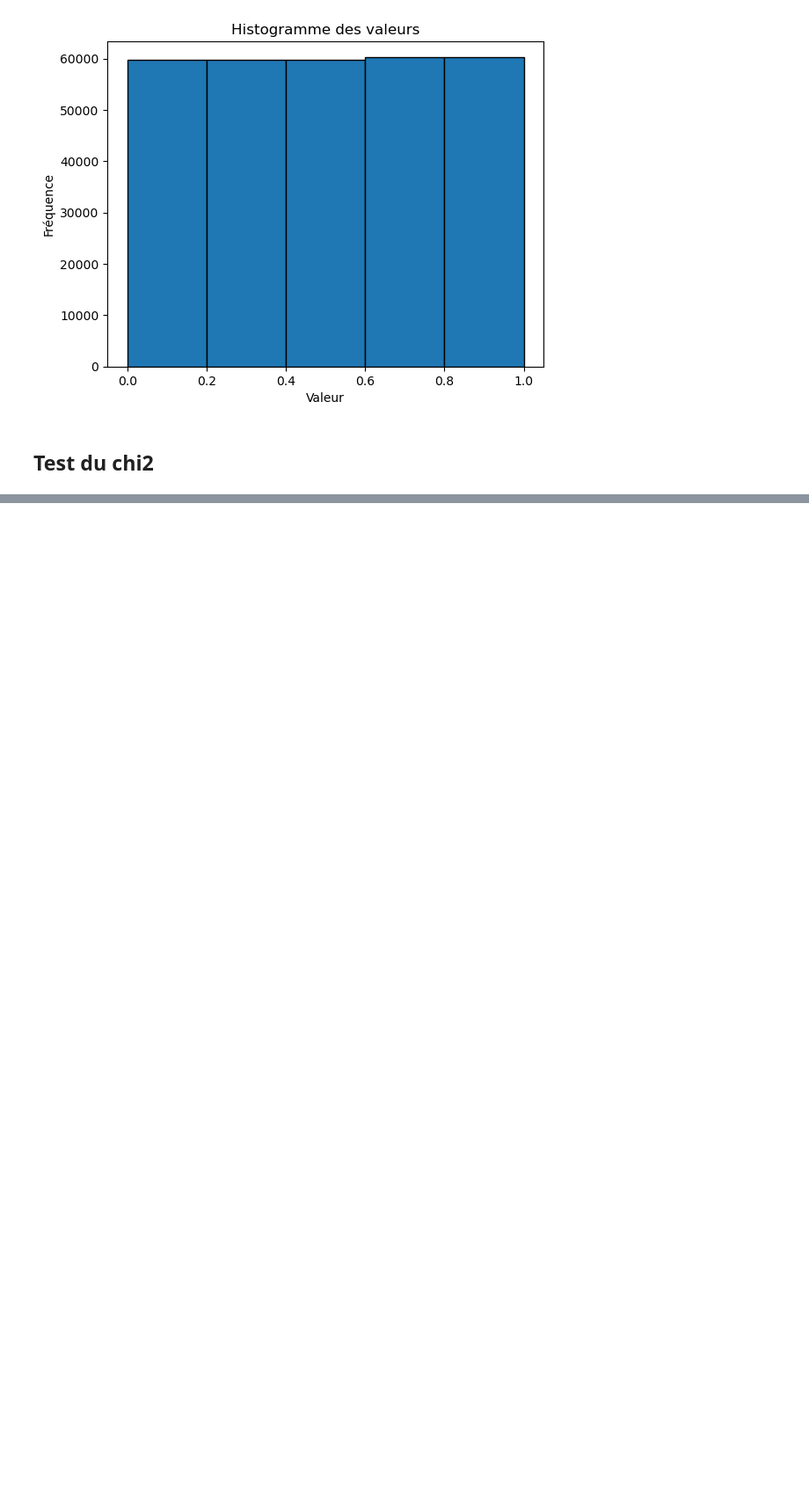
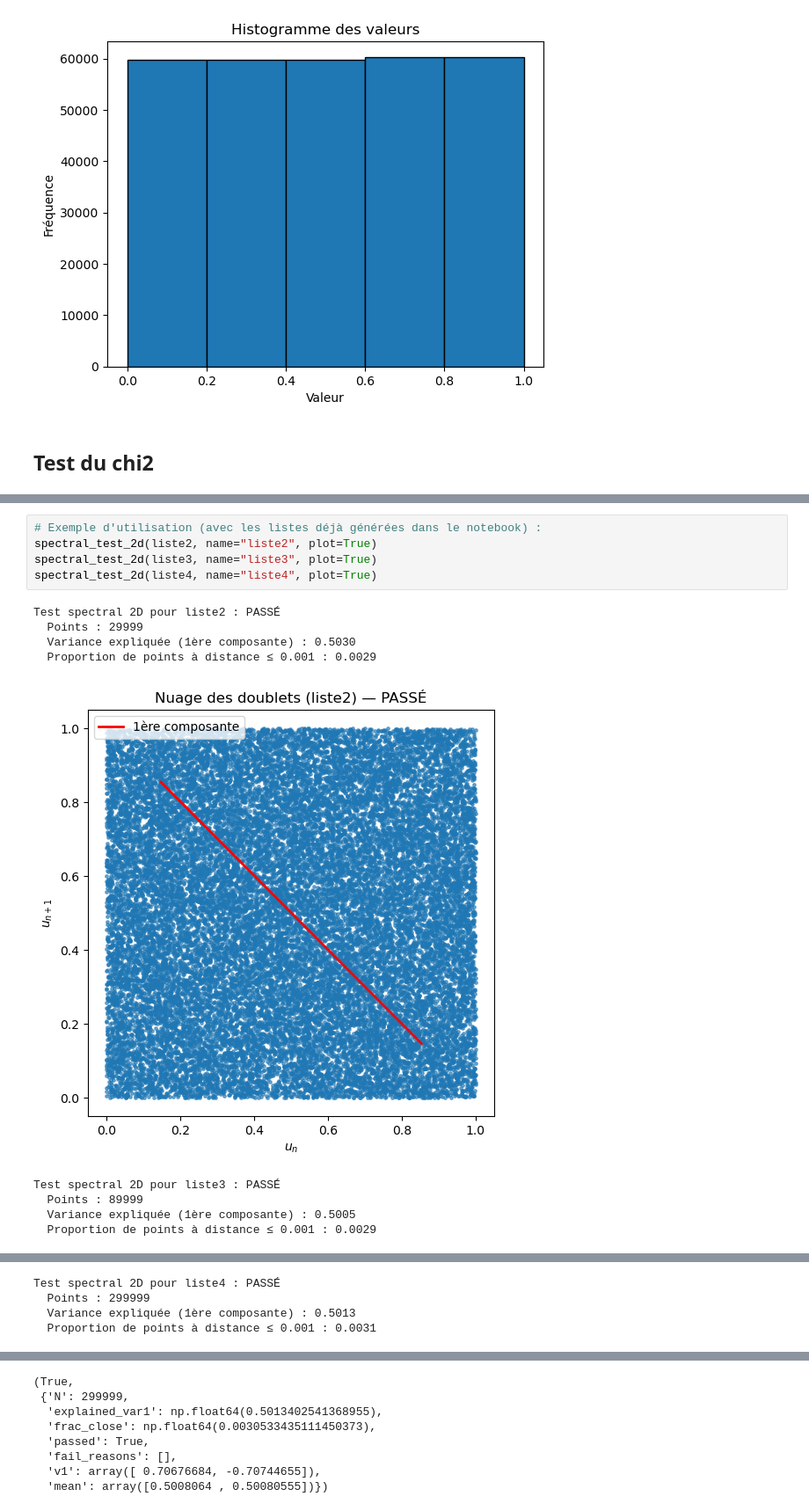
Before and after one commit to daarklink/Projet-proba-python, a Jupyter notebook: Sujet-2-RANDU.ipynb, the cells around one changed output, grey strips where cells are left out. Shown at 88% size. Cells and saved outputs as stored; diff of their text form; blank space fills up the shorter version.

Commit message:
Ajout des 2 tests spectral_test2D/3D

```diff
--- a/Sujet-2-RANDU.ipynb
+++ b/Sujet-2-RANDU.ipynb
@@ -101,0 +190,15 @@ Résultat : Vrai (H0 acceptée)
+# %%
+# Exemple d'utilisation (avec les listes déjà générées dans le notebook) :
+spectral_test_2d(liste2, name="liste2", plot=True)
+spectral_test_2d(liste3, name="liste3", plot=True)
+spectral_test_2d(liste4, name="liste4", plot=True)
+# %% [output]
+Test spectral 2D pour liste2 : PASSÉ
+  Points : 29999
+  Variance expliquée (1ère composante) : 0.5030
+  Proportion de points à distance ≤ 0.001 : 0.0029
+[figure, added]
+Test spectral 2D pour liste3 : PASSÉ
+  Points : 89999
+  Variance expliquée (1ère composante) : 0.5005
+  Proportion de points à distance ≤ 0.001 : 0.0029
@@ -101,0 +206,4 @@ Résultat : Vrai (H0 acceptée)
+Test spectral 2D pour liste4 : PASSÉ
+  Points : 299999
+  Variance expliquée (1ère composante) : 0.5013
+  Proportion de points à distance ≤ 0.001 : 0.0031
@@ -101,0 +211,8 @@ Résultat : Vrai (H0 acceptée)
+(True,
+ {'N': 299999,
+  'explained_var1': np.float64(0.5013402541368955),
+  'frac_close': np.float64(0.0030533435111450373),
+  'passed': True,
+  'fail_reasons': [],
+  'v1': array([ 0.70676684, -0.70744655]),
+  'mean': array([0.5008064 , 0.50080555])})
```
Also changed, not shown: parts of 8 cells of this notebook.
